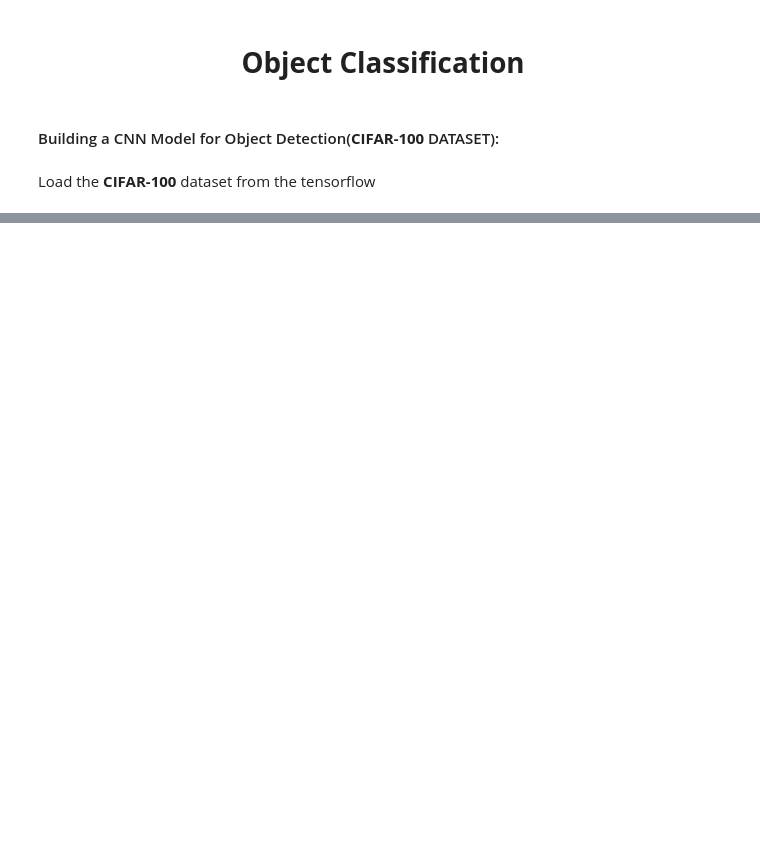
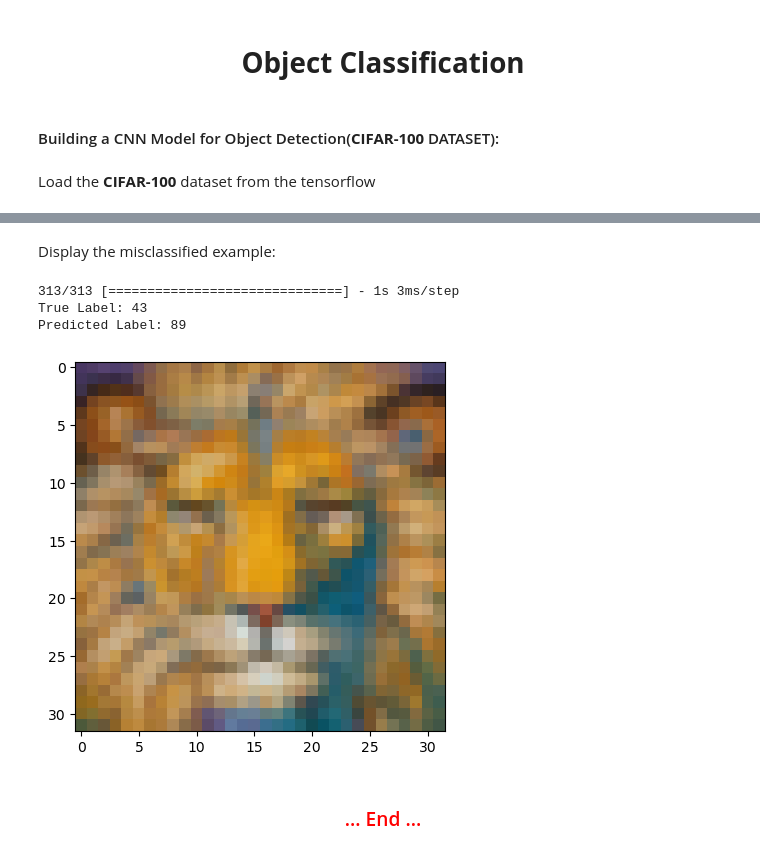
Before and after one commit to BalavSha/Deep-Learning, a Jupyter notebook: Convolution Neural Networks(CNN).ipynb, the cells around one changed output, grey strips where cells are left out. Cells and saved outputs as stored; diff of their text form; code cells hidden in the pictures; blank space fills up the shorter version.

```diff
--- a/Convolution Neural Networks(CNN).ipynb
+++ b/Convolution Neural Networks(CNN).ipynb
@@ -510,0 +633,32 @@ tfds.core.DatasetInfo(
+# %% [markdown]
+Display the misclassified example:
+# %%
+import numpy as np
+
+# Get the predicted labels for the validation dataset
+y_pred = model.predict(test_data.map(lambda x, y: x))
+
+# Get the true labels for the validation dataset
+y_true = np.concatenate([y for x, y in test_data], axis=0)
+
+# Find the first misclassified example
+misclassified_idx = np.where(y_pred.argmax(axis=1) != y_true)[0][0]
+
+# Get the misclassified example and its predicted and true labels
+misclassified_example, misclassified_label = test_data.unbatch().skip(misclassified_idx).take(1).cache().as_numpy_iterator().next()
+misclassified_pred_label = y_pred[misclassified_idx].argmax()
+
+# Print the true and predicted labels
+print(f"True Label: {misclassified_label}")
+print(f"Predicted Label: {misclassified_pred_label}")
+
+# Display the misclassified example
+plt.imshow(misclassified_example)
+plt.show()
+# %% [output]
+313/313 [==============================] - 1s 3ms/step
+True Label: 43
+Predicted Label: 89
+[figure, added]
+# %% [markdown]
+### <center style="color:red;"> ... End ...</center>
```
Also changed, not shown: parts of 18 cells of this notebook.
